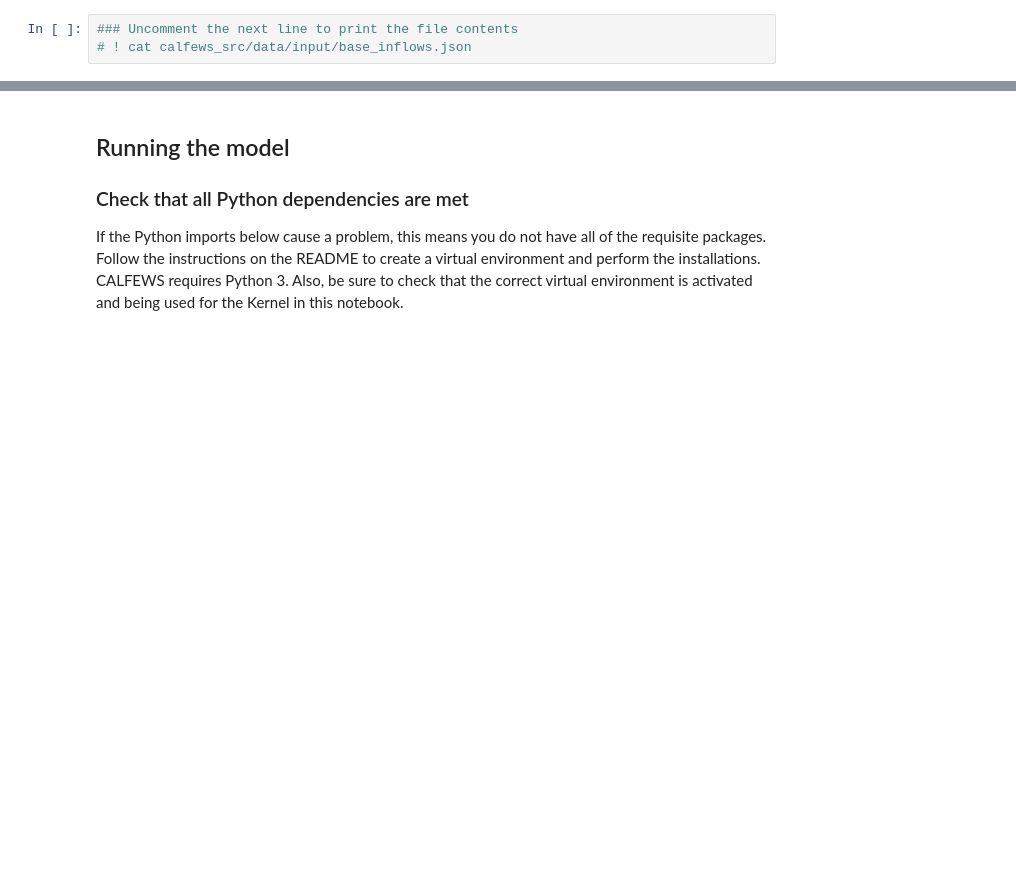
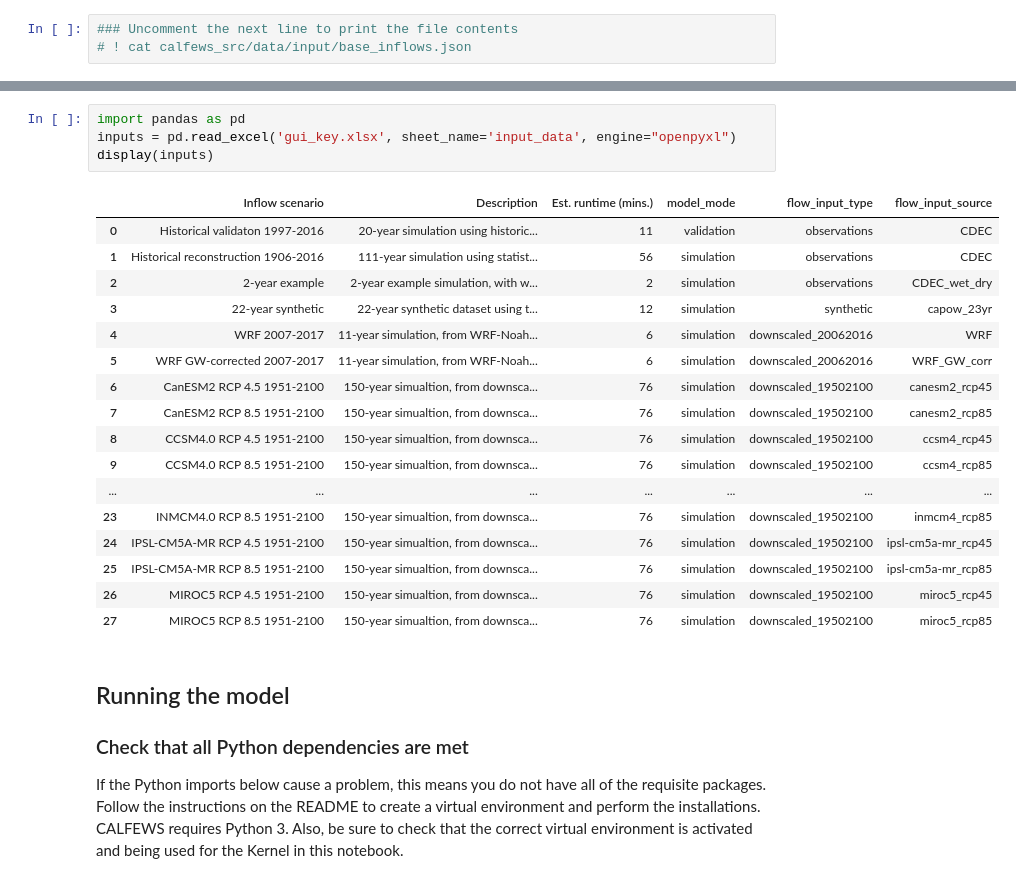
Before and after one commit to hbz5000/CALFEWS, a Jupyter notebook: CALFEWS_intro_tutorial.ipynb, the cells around one changed output, grey strips where cells are left out. Saved outputs shown, nothing was run; the diff lists cells and outputs as text; blank space fills up the shorter version.

```diff
--- a/CALFEWS_intro_tutorial.ipynb
+++ b/CALFEWS_intro_tutorial.ipynb
@@ -66,3 +59,25 @@ As an example, the simulation mode run from Zeff et al. (2020) uses ``flow_input
+# %%
+import pandas as pd
+inputs = pd.read_excel('gui_key.xlsx', sheet_name='input_data', engine="openpyxl")
+display(inputs)
+# %% [output]
+|  | Inflow scenario | Description | Est. runtime (mins.) | model_mode | flow_input_type | flow_input_source |
+| 0 | Historical validaton 1997-2016 | 20-year simulation using historic... | 11 | validation | observations | CDEC |
+| 1 | Historical reconstruction 1906-2016 | 111-year simulation using statist... | 56 | simulation | observations | CDEC |
+| 2 | 2-year example | 2-year example simulation, with w... | 2 | simulation | observations | CDEC_wet_dry |
+| 3 | 22-year synthetic | 22-year synthetic dataset using t... | 12 | simulation | synthetic | capow_23yr |
+| 4 | WRF 2007-2017 | 11-year simulation, from WRF-Noah... | 6 | simulation | downscaled_20062016 | WRF |
+| 5 | WRF GW-corrected 2007-2017 | 11-year simulation, from WRF-Noah... | 6 | simulation | downscaled_20062016 | WRF_GW_corr |
+| 6 | CanESM2 RCP 4.5 1951-2100 | 150-year simualtion, from downsca... | 76 | simulation | downscaled_19502100 | canesm2_rcp45 |
+| 7 | CanESM2 RCP 8.5 1951-2100 | 150-year simualtion, from downsca... | 76 | simulation | downscaled_19502100 | canesm2_rcp85 |
+| 8 | CCSM4.0 RCP 4.5 1951-2100 | 150-year simualtion, from downsca... | 76 | simulation | downscaled_19502100 | ccsm4_rcp45 |
+| 9 | CCSM4.0 RCP 8.5 1951-2100 | 150-year simualtion, from downsca... | 76 | simulation | downscaled_19502100 | ccsm4_rcp85 |
+| ... | ... | ... | ... | ... | ... | ... |
+| 23 | INMCM4.0 RCP 8.5 1951-2100 | 150-year simualtion, from downsca... | 76 | simulation | downscaled_19502100 | inmcm4_rcp85 |
+| 24 | IPSL-CM5A-MR RCP 4.5 1951-2100 | 150-year simualtion, from downsca... | 76 | simulation | downscaled_19502100 | ipsl-cm5a-mr_rcp45 |
+| 25 | IPSL-CM5A-MR RCP 8.5 1951-2100 | 150-year simualtion, from downsca... | 76 | simulation | downscaled_19502100 | ipsl-cm5a-mr_rcp85 |
+| 26 | MIROC5 RCP 4.5 1951-2100 | 150-year simualtion, from downsca... | 76 | simulation | downscaled_19502100 | miroc5_rcp45 |
+| 27 | MIROC5 RCP 8.5 1951-2100 | 150-year simualtion, from downsca... | 76 | simulation | downscaled_19502100 | miroc5_rcp85 |
 # %% [markdown]
 ## Running the model
 ### Check that all Python dependencies are met
```
Also changed, not shown: parts of 13 cells of this notebook, 26 other files.
